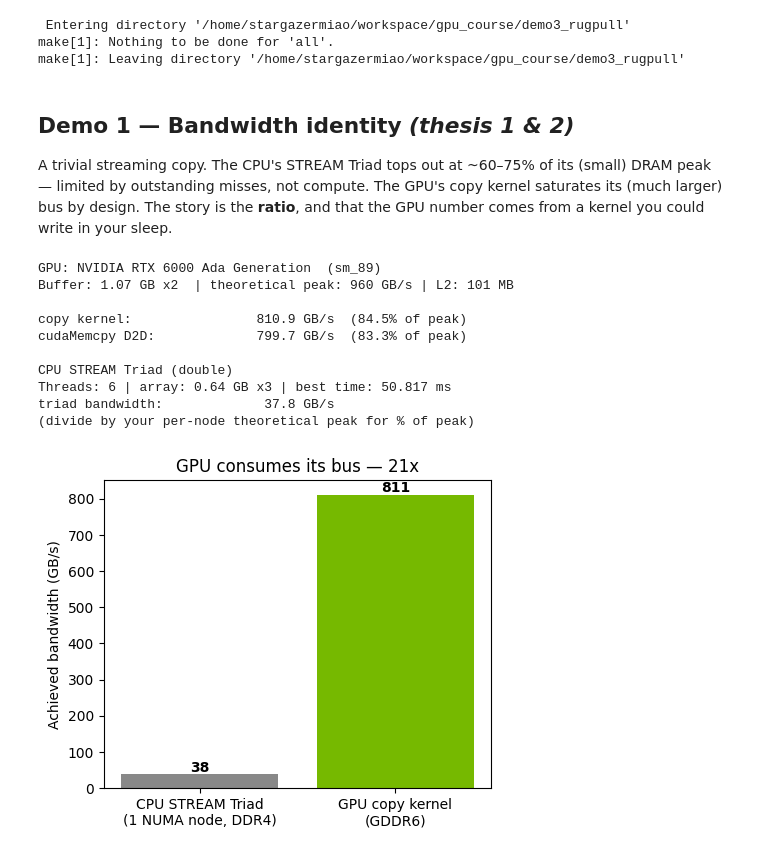
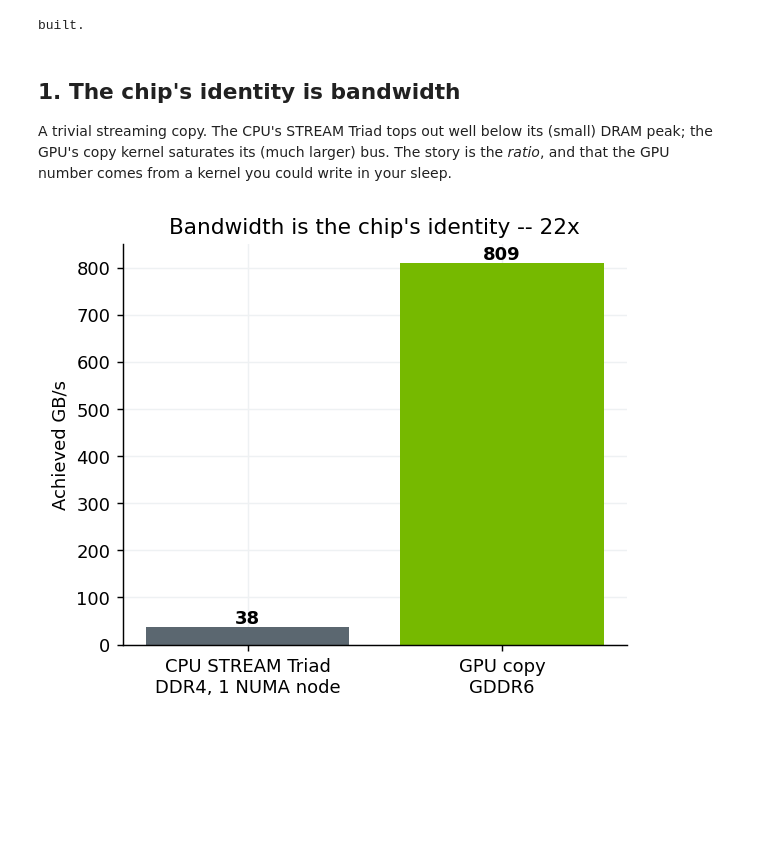
Before and after one commit to StarGazerM/gpu-cost-model-course, a Jupyter notebook: course.ipynb, the cells around one changed output. Saved outputs shown, nothing was run; the diff lists cells and outputs as text; code cells hidden in the pictures; blank space fills up the shorter version.

```diff
--- a/course.ipynb
+++ b/course.ipynb
@@ -13,56 +14,40 @@ A 1-hour course for database & systems researchers. Every claim here is **measur
 # %%
 %matplotlib inline
 import subprocess, re, os
-import pandas as pd
 import matplotlib.pyplot as plt
 
 ROOT = os.getcwd()
-GREEN, GREY, RED = "#76b900", "#888888", "#c0392b"
+GPU, CPU, RADIX, MERGE, INK, CEIL = "#76b900", "#5b6770", "#0b84a5", "#c0392b", "#23272b", "#b9bfc4"
+plt.rcParams.update({"figure.dpi": 130, "axes.spines.top": False, "axes.spines.right": False,
+                     "axes.grid": True, "grid.color": "#eef1f3", "axes.axisbelow": True})
 
 def sh(cmd, cwd=None, timeout=900):
-    r = subprocess.run(cmd, shell=True, cwd=cwd or ROOT,
-                       capture_output=True, text=True, timeout=timeout)
+    r = subprocess.run(cmd, shell=True, cwd=cwd or ROOT, capture_output=True, text=True, timeout=timeout)
     return r.stdout + r.stderr
 
 def grab(text, pat):
-    m = re.search(pat, text)
-    return float(m.group(1)) if m else float("nan")
+    m = re.search(pat, text); return float(m.group(1)) if m else float("nan")
 
-print(sh("make all")[-200:] or "binaries up to date")
+# build everything the notebook runs
+sh("make -s -C demo1_bandwidth; make -s -C demo2_sort; make -s -C demo3_rugpull; make -s -C demo5_histogram")
+sh("cd demo6_mergesort && nvcc -O3 -std=c++17 -arch=sm_89 -o cub_compare cub_compare.cu && "
+   "nvcc -O3 -std=c++17 -arch=sm_89 -o thrust_compare thrust_compare.cu")
+print("built.")
 # %% [output]
- Entering directory '/home/stargazermiao/workspace/gpu_course/demo3_rugpull'
-make[1]: Nothing to be done for 'all'.
-make[1]: Leaving directory '/home/stargazermiao/workspace/gpu_course/demo3_rugpull'
+built.
 # %% [markdown]
-## Demo 1 — Bandwidth identity  *(thesis 1 & 2)*
+## 1. The chip's identity is bandwidth
 
-A trivial streaming copy. The CPU's STREAM Triad tops out at ~60–75% of its (small) DRAM peak — limited by outstanding misses, not compute. The GPU's copy kernel saturates its (much larger) bus by design. The story is the **ratio**, and that the GPU number comes from a kernel you could write in your sleep.
+A trivial streaming copy. The CPU's STREAM Triad tops out well below its (small) DRAM peak; the GPU's copy kernel saturates its (much larger) bus. The story is the *ratio*, and that the GPU number comes from a kernel you could write in your sleep.
 # %%
-gpu_out = sh("./stream_gpu", cwd=f"{ROOT}/demo1_bandwidth")
+g = grab(sh("./stream_gpu", cwd=f"{ROOT}/demo1_bandwidth"), r"copy kernel:\s*([\d.]+)")
 numa = "numactl --cpunodebind=0 --membind=0 " if sh("which numactl").strip() else ""
-cpu_out = sh(f"OMP_NUM_THREADS=6 OMP_PROC_BIND=close OMP_PLACES=cores {numa}./stream_cpu",
-             cwd=f"{ROOT}/demo1_bandwidth")
-print(gpu_out.strip()); print(); print(cpu_out.strip())
-
-gpu = grab(gpu_out, r"copy kernel:\s*([\d.]+)")
-cpu = grab(cpu_out, r"triad bandwidth:\s*([\d.]+)")
+c = grab(sh(f"OMP_NUM_THREADS=6 OMP_PROC_BIND=close OMP_PLACES=cores {numa}./stream_cpu",
+            cwd=f"{ROOT}/demo1_bandwidth"), r"triad bandwidth:\s*([\d.]+)")
 fig, ax = plt.subplots(figsize=(5, 4))
-ax.bar(["CPU STREAM Triad\n(1 NUMA node, DDR4)", "GPU copy kernel\n(GDDR6)"],
-       [cpu, gpu], color=[GREY, GREEN])
-ax.set_ylabel("Achieved bandwidth (GB/s)")
-ax.set_title(f"GPU consumes its bus — {gpu/cpu:.0f}x")
-for i, v in enumerate([cpu, gpu]):
-    ax.text(i, v, f"{v:.0f}", ha="center", va="bottom", fontweight="bold")
+ax.bar(["CPU STREAM Triad\nDDR4, 1 NUMA node", "GPU copy\nGDDR6"], [c, g], color=[CPU, GPU])
+ax.set_ylabel("Achieved GB/s"); ax.set_title(f"Bandwidth is the chip's identity -- {g/c:.0f}x")
+for i, v in enumerate([c, g]): ax.text(i, v, f"{v:.0f}", ha="center", va="bottom", fontweight="bold")
 plt.show()
 # %% [output]
-GPU: NVIDIA RTX 6000 Ada Generation  (sm_89)
-Buffer: 1.07 GB x2  | theoretical peak: 960 GB/s | L2: 101 MB
-
-copy kernel:                810.9 GB/s  (84.5% of peak)
-cudaMemcpy D2D:             799.7 GB/s  (83.3% of peak)
-
-CPU STREAM Triad (double)
-Threads: 6 | array: 0.64 GB x3 | best time: 50.817 ms
-triad bandwidth:             37.8 GB/s
-(divide by your per-node theoretical peak for % of peak)
-[figure, old version]
+[figure, new version]
```
Also changed, not shown: parts of 22 cells of this notebook, 1 other file.
